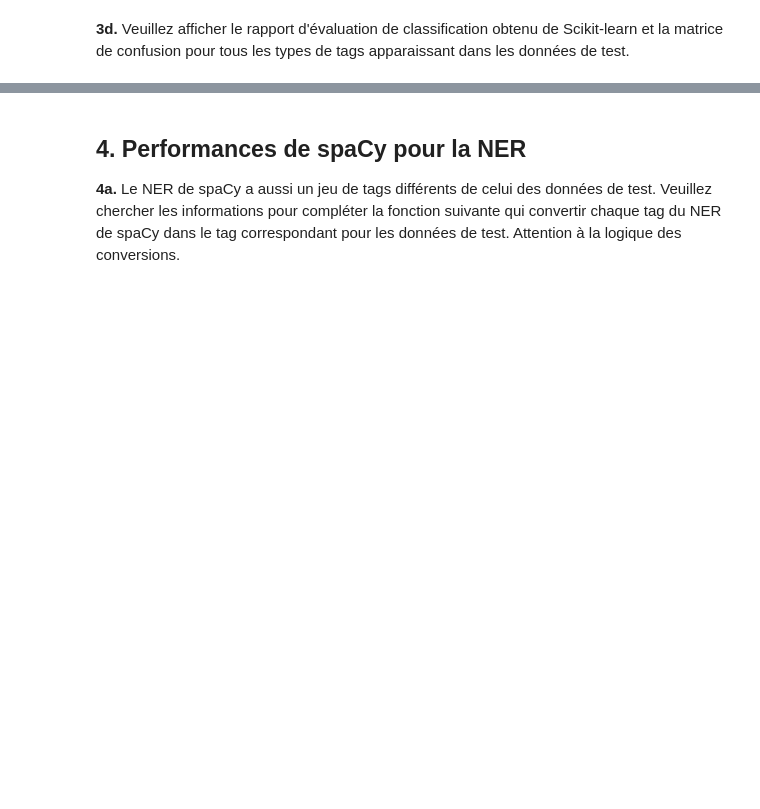
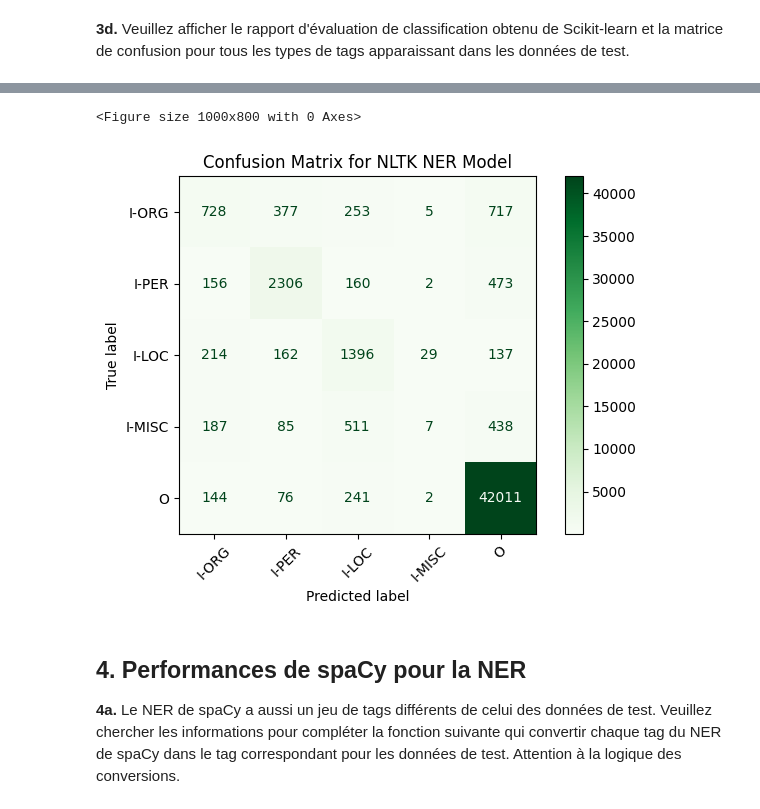
Before and after one commit to Neroil/TAL_Lab_4, a Jupyter notebook: TAL_Labo4_student.ipynb, the cells around one changed output, grey strips where cells are left out. Drawn from its saved outputs; the diff is of its cells as text; code cells hidden in the pictures; blank space fills up the shorter version.

```diff
--- a/TAL_Labo4_student.ipynb
+++ b/TAL_Labo4_student.ipynb
@@ -188,7 +187,8 @@ def convert_nltk_conll(nltk_tag):
         'PERSON': 'I-PER',
         'LOCATION': 'I-LOC',
         'GPE': 'I-LOC',
-        'FACILITY': 'I-MISC',
+        'FACILITY': 'I-LOC',
+        'GSP': 'I-MISC',
         'MISC': 'I-MISC'
     }
     return corresp.get(nltk_tag, 'O') # Default to O just in case
@@ -225,2 +228,8 @@ Total tags generated: 1326723
 # %% [markdown]
 **3c.** Veuillez convertir les tags de `nltk_tags` grâce à la fonction précédente, dans une liste appelée `nltk_tags_conv`.  Veuillez afficher le nombre total de tags et les dix premiers.  Vous pouvez plusieurs essais en changeant la fonction, pour aboutir à la conversion qui maximise le score.
+# %%
+nltk_tags_conv = [convert_nltk_conll(tag) for tag in nltk_tags]
+
+# Display the total number of tags and the first 10 tags
+print(f"Total number of tags: {len(nltk_tags_conv)}")
+print(f"The first 10 tags: {nltk_tags_conv[:10]}")
@@ -227,2 +239,10 @@ Total tags generated: 1326723
 # %% [markdown]
 **3d.** Veuillez afficher le rapport d'évaluation de classification obtenu de Scikit-learn et la matrice de confusion pour tous les types de tags apparaissant dans les données de test.
+# %%
+from sklearn.metrics import classification_report
+
+labels = ['I-ORG', 'I-PER', 'I-LOC', 'I-MISC','O']
+
+report = classification_report(test_tags, nltk_tags_conv, labels=labels, zero_division=0, digits=4)
+
+print(report)
@@ -229,3 +261,20 @@ Total tags generated: 1326723
+# %%
+import matplotlib.pyplot as plt
+from sklearn.metrics import confusion_matrix, ConfusionMatrixDisplay
+
+cm = confusion_matrix(test_tags, nltk_tags_conv, labels=labels)
+
+plt.figure(figsize=(10, 8))
+display = ConfusionMatrixDisplay(confusion_matrix=cm,
+                                display_labels=labels)
+
+display.plot(cmap='Greens', xticks_rotation=45)
+plt.title('Confusion Matrix for NLTK NER Model')
+plt.tight_layout()
+plt.show()
+# %% [output]
+<Figure size 1000x800 with 0 Axes>
+[figure, added]
 # %% [markdown]
 ## 4. Performances de spaCy pour la NER
 
```
Also changed, not shown: parts of 7 cells of this notebook.
